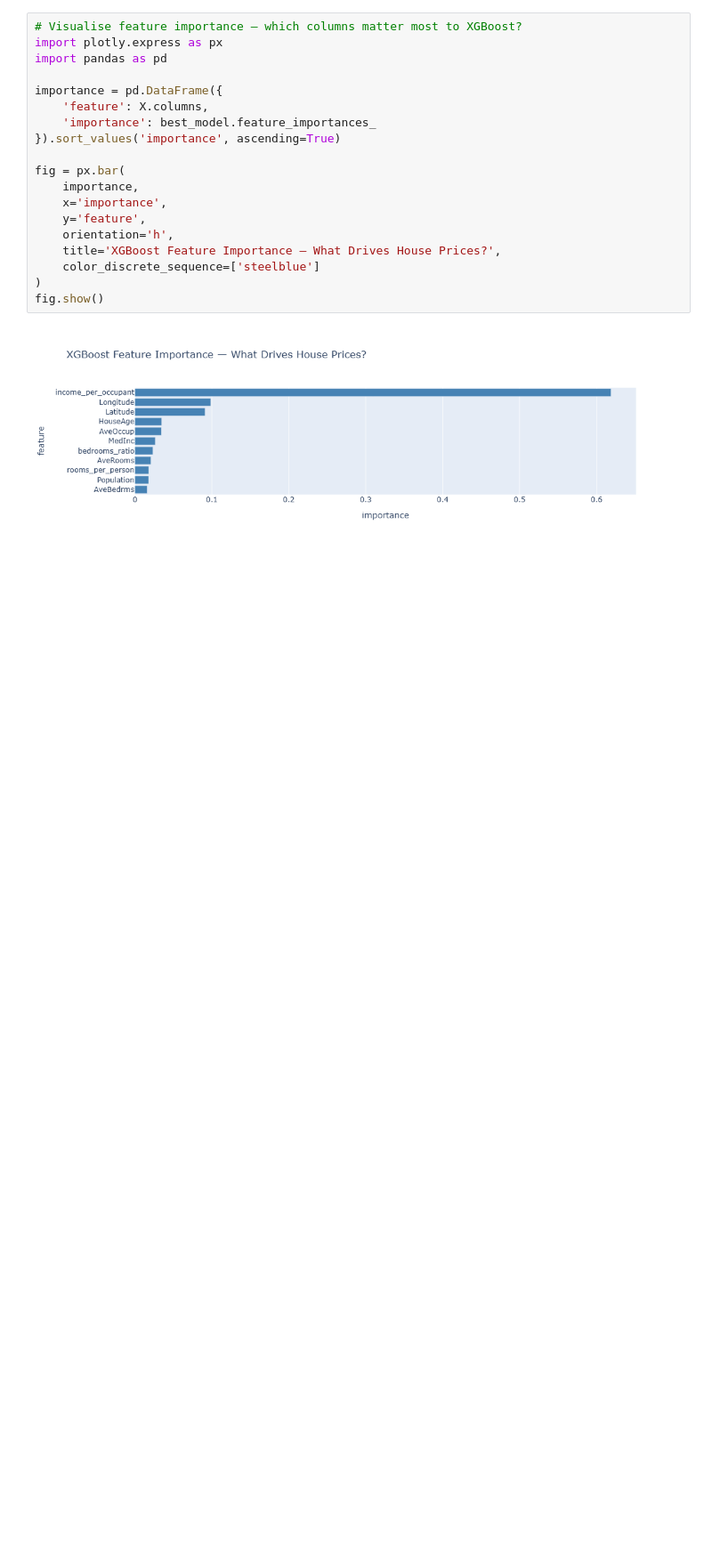
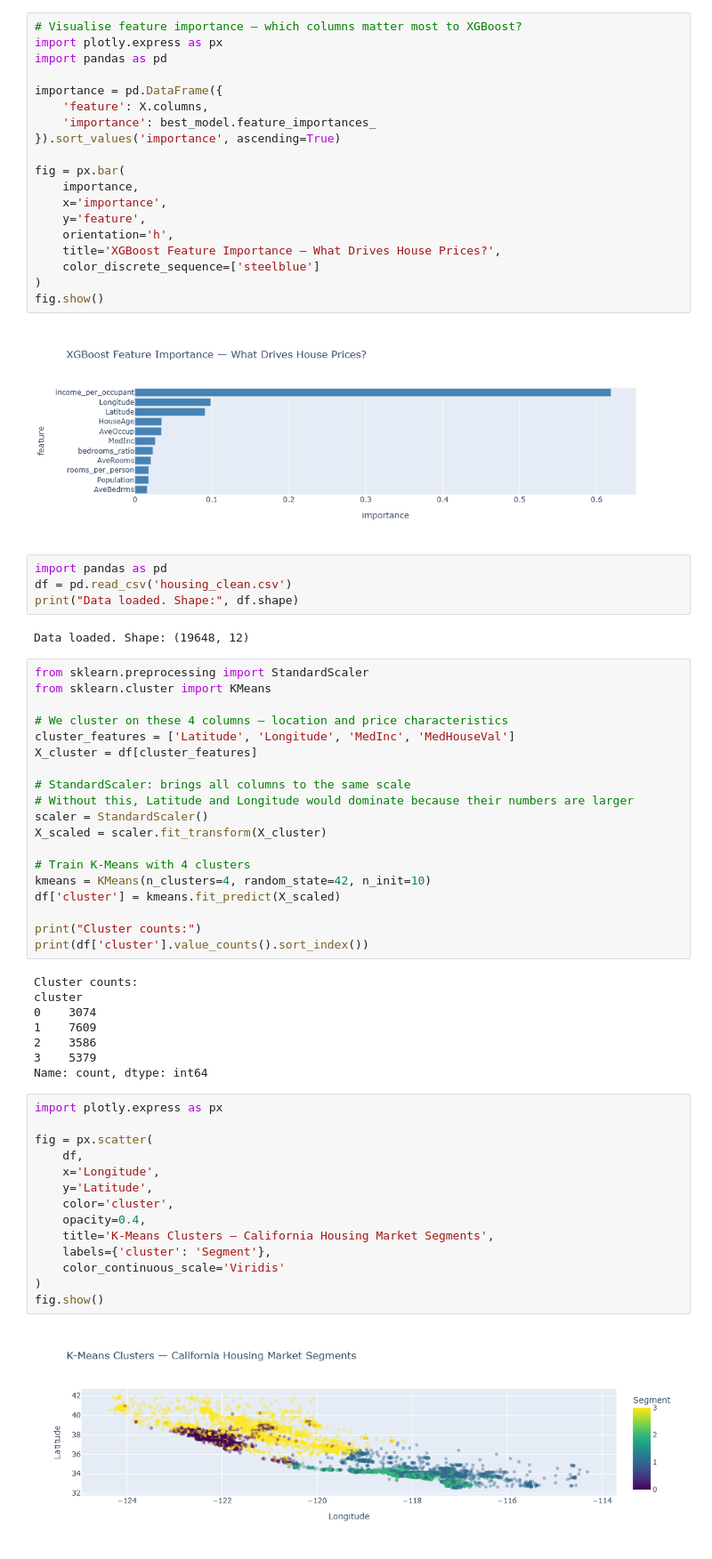
Before and after one commit to Navin1114-collab/california-housing-ml, a Jupyter notebook: EDA.ipynb, the cells around one changed output. Shown at 89% size. Drawn from its saved outputs; the diff is of its cells as text; blank space fills up the shorter version.

Commit message:
Day 4: K-Means clustering with 4 segments and Plotly visualisations

```diff
--- a/EDA.ipynb
+++ b/EDA.ipynb
@@ -325,3 +325,52 @@ fig = px.bar(
 fig.show()
 # %% [output]
 [figure]
+# %%
+import pandas as pd
+df = pd.read_csv('housing_clean.csv')
+print("Data loaded. Shape:", df.shape)
+# %% [output]
+Data loaded. Shape: (19648, 12)
+# %%
+from sklearn.preprocessing import StandardScaler
+from sklearn.cluster import KMeans
+
+# We cluster on these 4 columns — location and price characteristics
+cluster_features = ['Latitude', 'Longitude', 'MedInc', 'MedHouseVal']
+X_cluster = df[cluster_features]
+
+# StandardScaler: brings all columns to the same scale
+# Without this, Latitude and Longitude would dominate because their numbers are larger
+scaler = StandardScaler()
+X_scaled = scaler.fit_transform(X_cluster)
+
+# Train K-Means with 4 clusters
+kmeans = KMeans(n_clusters=4, random_state=42, n_init=10)
+df['cluster'] = kmeans.fit_predict(X_scaled)
+
+print("Cluster counts:")
+print(df['cluster'].value_counts().sort_index())
+# %% [output]
+Cluster counts:
+cluster
+0    3074
+1    7609
+2    3586
+3    5379
+Name: count, dtype: int64
+# %%
+import plotly.express as px
+
+fig = px.scatter(
+    df,
+    x='Longitude',
+    y='Latitude',
+    color='cluster',
+    opacity=0.4,
+    title='K-Means Clusters — California Housing Market Segments',
+    labels={'cluster': 'Segment'},
+    color_continuous_scale='Viridis'
+)
+fig.show()
+# %% [output]
+[figure, added]
```
Also changed, not shown: parts of 1 cell of this notebook.
